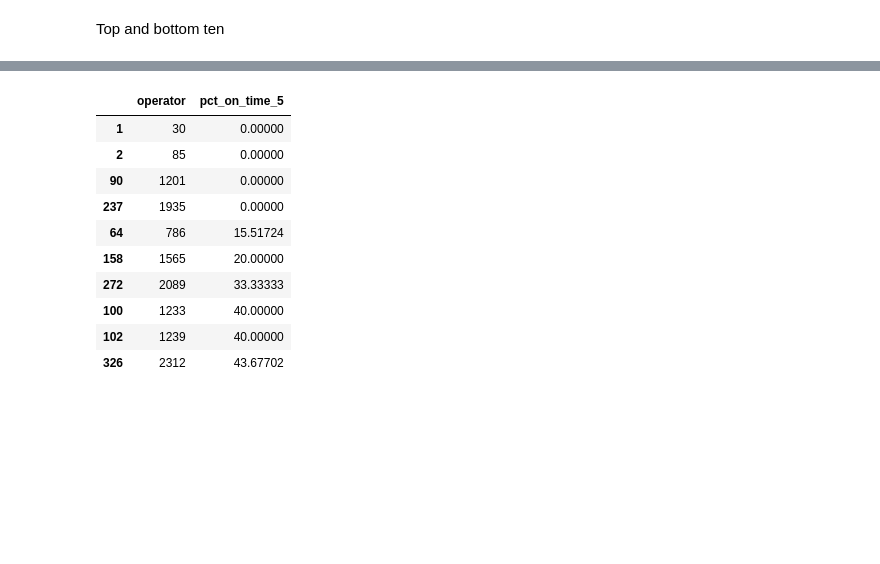
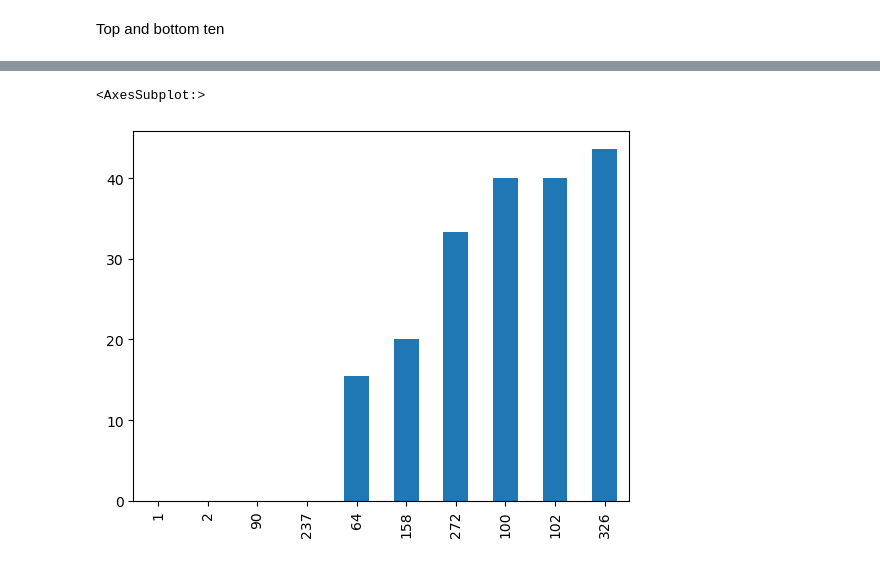
Before and after one commit to NSS-Data-Analytics-Cohort-7/wego-shut_up_and_take_my_query, a Jupyter notebook: notebooks/wego_five_otp.ipynb, the cells around one changed output, grey strips where cells are left out. Drawn from its saved outputs; the diff is of its cells as text; code cells hidden in the pictures; blank space fills up the shorter version.

```diff
--- a/notebooks/wego_five_otp.ipynb
+++ b/notebooks/wego_five_otp.ipynb
@@ -229,14 +211,7 @@ time_ten.nlargest(30,'pct_on_time_5')
 # %%
-time_ten.nsmallest(10,'pct_on_time_5')
+time_small = time_ten.nsmallest(10,'pct_on_time_5')
-# %% [output]
-|  | operator | pct_on_time_5 |
-| 1 | 30 | 0.00000 |
-| 2 | 85 | 0.00000 |
-| 90 | 1201 | 0.00000 |
-| 237 | 1935 | 0.00000 |
-| 64 | 786 | 15.51724 |
-| 158 | 1565 | 20.00000 |
-| 272 | 2089 | 33.33333 |
-| 100 | 1233 | 40.00000 |
-| 102 | 1239 | 40.00000 |
-| 326 | 2312 | 43.67702 |
+# %%
+time_small['pct_on_time_5'].plot(kind='bar')
+# %% [output]
+<AxesSubplot:>
+[figure, added]
```
Also changed, not shown: parts of 2 cells of this notebook, 2 other files.
